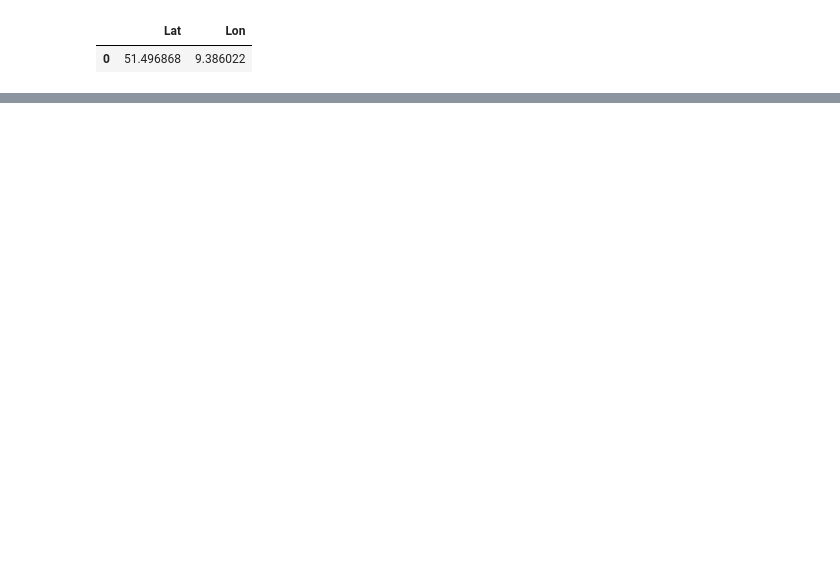
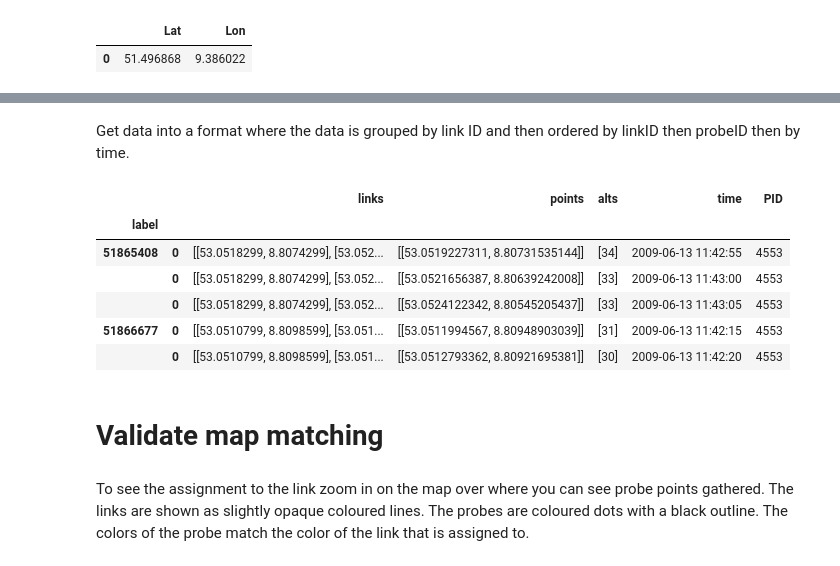
Before and after one commit to robo-jordo/Geospatial_vision_-_visualization, a Jupyter notebook: HW2/HW2_1.ipynb, the cells around one changed output, grey strips where cells are left out. Drawn from its saved outputs; the diff is of its cells as text; code cells hidden in the pictures; blank space fills up the shorter version.

```diff
--- a/HW2/HW2_1.ipynb
+++ b/HW2/HW2_1.ipynb
@@ -209,14 +172,8 @@ from haversine import haversine
 def dist(p1,p2,p3):
     return np.linalg.norm(np.cross(p2-p1, p1-p3))/np.linalg.norm(p2-p1)
 
-def real_closest():
-    pass
-
-def find_closest(probe_point):
-    tmp_col = LinkData[['LinkID', 'ShapeInfo','ShapeArr']]
-    tmp_col['rough_closest'] = min(tmp_col['ShapeArr'][]
-    #tmp_col['min_link_dist'] = tmp_col['ShapeInfo'].apply(lambda x: print((float(j) for j in i.split('/')[:2]) for i in x.split('|')))
-    tmp_col['min_link_dist'] = tmp_col['ShapeInfo'].apply(lambda x: min(haversine(probe_point, [float(j) for j in i.split('/')[:2]]) for i in x.split('|')))
-    print(tmp_col.ix[tmp_col['min_link_dist'].idxmin()]['LinkID'])
-    return tmp_col.ix[tmp_col['min_link_dist'].idxmin()]['LinkID']
+def closest(probe_point):
+    temp = LinkData[['LinkID', 'ShapeInfo']]
+    temp['dist'] = temp['ShapeInfo'].apply(lambda x: min(haversine(probe_point, [float(j) for j in i.split('/')[:2]]) for i in x.split('|')))
+    return temp.iloc[tmp_col['dist'].idxmin()]['LinkID']
 # %%
@@ -258,19 +201,14 @@ fig3 = gmaps.figure(center=(co_ords[0], co_ords[1]), zoom_level=7)
 colors = ['green','red','blue','yellow','purple','white','black']
 links = []
 j = 0
-point_map = {}
-link_map ={}
-for f in range(30):
-    k = f+100
-    closest = find_closest([ProbeData['Lat'][k],ProbeData['Lon'][k]])
+
+df2 = pd.DataFrame(columns=['label','links', 'points','alts','time','PID'])
+
+for k in range(200):
+    closest = closest([ProbeData['Lat'][k],ProbeData['Lon'][k]])
     link_points = list(LinkData[LinkData['LinkID']==closest]['ShapeArr'])[0]
-
-    if str(link_points) not in link_map:
-        link_map[str(link_points)] = [link_points]
-    if str(link_points) not in point_map:
-        point_map[str(link_points)] = [(ProbeData['Lat'][k],ProbeData['Lon'][k])]
-    else:
-        point_map[str(link_points)].append((ProbeData['Lat'][k],ProbeData['Lon'][k]))
+    df = pd.DataFrame([[int(closest),link_points,[[ProbeData['Lat'][k],ProbeData['Lon'][k]]],[ProbeData['Alt'][k]],ProbeData['DateTime'][k],ProbeData['ID'][k]]],columns=['label','links','points','alts','time','PID'])
+    df2 = df2.append(df)
 # %% [output]
 A value is trying to be set on a copy of a slice from a DataFrame.
 Try using .loc[row_indexer,col_indexer] = value instead
@@ -311 +235,23 @@ http://pandas.pydata.org/pandas-docs/stable/indexing.html#ix-indexer-is-deprecat
+# %% [markdown]
+ Get data into a format where the data is grouped by link ID and then ordered by linkID then probeID then by time.
+# %%
+df3 = df2.groupby(['label'])
+df4 = df3.apply(lambda _df: _df.sort_values(by=['label','PID','time']))
+df5 = df4.drop(columns=['label'])
+# %%
+df5.head()
+# %% [output]
+|  |  | links | points | alts | time | PID |
+| label |  |  |  |  |  |  |
+| 51865408 | 0 | [[53.0518299, 8.8074299], [53.052... | [[53.0519227311, 8.80731535144]] | [34] | 2009-06-13 11:42:55 | 4553 |
+|  | 0 | [[53.0518299, 8.8074299], [53.052... | [[53.0521656387, 8.80639242008]] | [33] | 2009-06-13 11:43:00 | 4553 |
+|  | 0 | [[53.0518299, 8.8074299], [53.052... | [[53.0524122342, 8.80545205437]] | [33] | 2009-06-13 11:43:05 | 4553 |
+| 51866677 | 0 | [[53.0510799, 8.8098599], [53.051... | [[53.0511994567, 8.80948903039]] | [31] | 2009-06-13 11:42:15 | 4553 |
+|  | 0 | [[53.0510799, 8.8098599], [53.051... | [[53.0512793362, 8.80921695381]] | [30] | 2009-06-13 11:42:20 | 4553 |
+# %% [markdown]
+# Validate map matching
+# %% [markdown]
+To see the assignment to the link zoom in on the map over where you can see probe points gathered.
+The links are shown as slightly opaque coloured lines. The probes are coloured dots with a black outline.
+The colors of the probe match the color of the link that is assigned to.
 # %%
```
Also changed, not shown: parts of 17 cells of this notebook.
